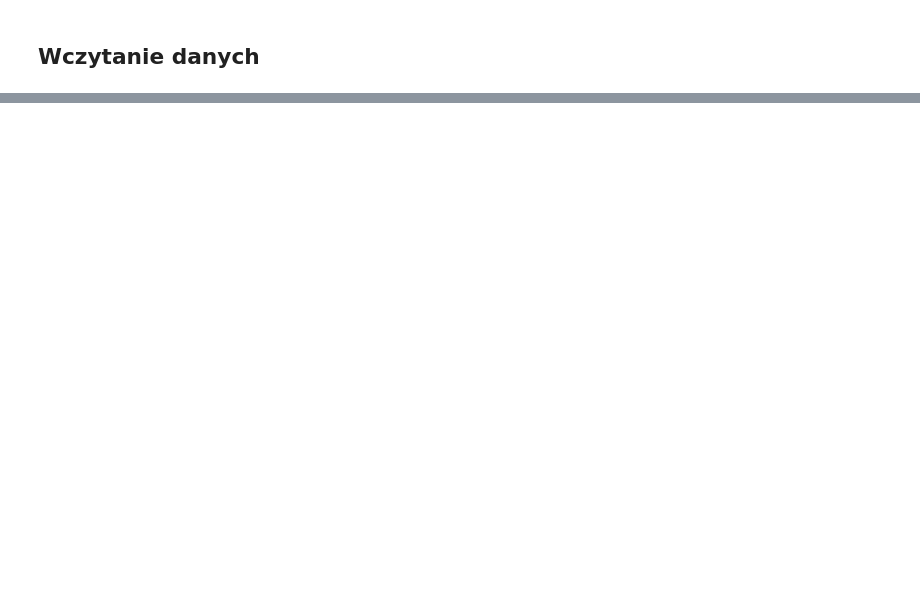
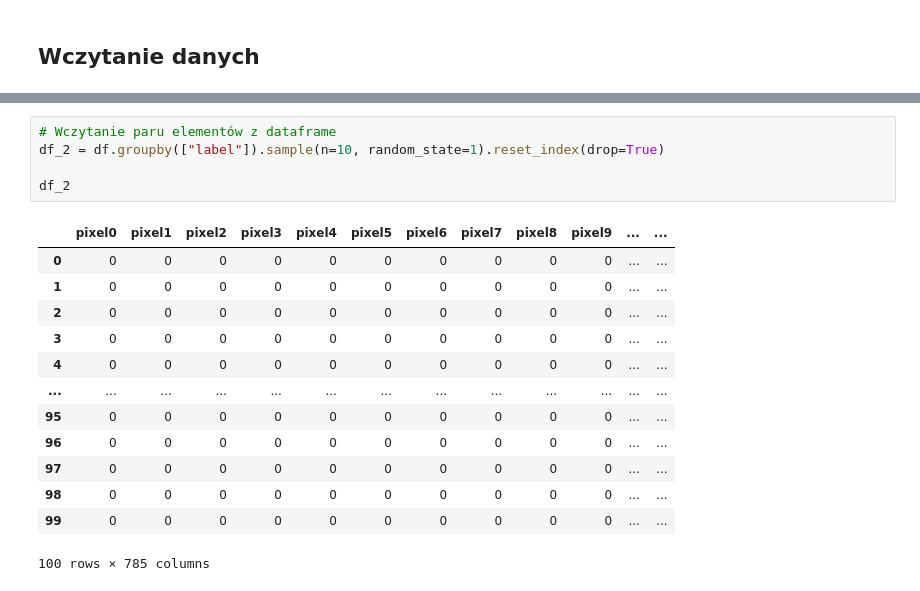
Before and after one commit to wikolego/wikolego-repository, a Jupyter notebook: ai-path/ml-next-step/presentation/data_analysis.ipynb, the cells around one changed output, grey strips where cells are left out. Cells and saved outputs as stored; diff of their text form; blank space fills up the shorter version.

```diff
--- a/ai-path/ml-next-step/presentation/data_analysis.ipynb
+++ b/ai-path/ml-next-step/presentation/data_analysis.ipynb
@@ -105,0 +110,19 @@ plt.imshow(pixels, cmap=plt.get_cmap("gray"))
+# %%
+# Wczytanie paru elementów z dataframe
+df_2 = df.groupby(["label"]).sample(n=10, random_state=1).reset_index(drop=True)
+
+df_2
+# %% [output]
+|  | pixel0 | pixel1 | pixel2 | pixel3 | pixel4 | pixel5 | pixel6 | pixel7 | pixel8 | pixel9 | ... | ... |
+| 0 | 0 | 0 | 0 | 0 | 0 | 0 | 0 | 0 | 0 | 0 | ... | ... |
+| 1 | 0 | 0 | 0 | 0 | 0 | 0 | 0 | 0 | 0 | 0 | ... | ... |
+| 2 | 0 | 0 | 0 | 0 | 0 | 0 | 0 | 0 | 0 | 0 | ... | ... |
+| 3 | 0 | 0 | 0 | 0 | 0 | 0 | 0 | 0 | 0 | 0 | ... | ... |
+| 4 | 0 | 0 | 0 | 0 | 0 | 0 | 0 | 0 | 0 | 0 | ... | ... |
+| ... | ... | ... | ... | ... | ... | ... | ... | ... | ... | ... | ... | ... |
+| 95 | 0 | 0 | 0 | 0 | 0 | 0 | 0 | 0 | 0 | 0 | ... | ... |
+| 96 | 0 | 0 | 0 | 0 | 0 | 0 | 0 | 0 | 0 | 0 | ... | ... |
+| 97 | 0 | 0 | 0 | 0 | 0 | 0 | 0 | 0 | 0 | 0 | ... | ... |
+| 98 | 0 | 0 | 0 | 0 | 0 | 0 | 0 | 0 | 0 | 0 | ... | ... |
+| 99 | 0 | 0 | 0 | 0 | 0 | 0 | 0 | 0 | 0 | 0 | ... | ... |
+100 rows × 785 columns
```
Also changed, not shown: parts of 9 cells of this notebook, 6 other files.
